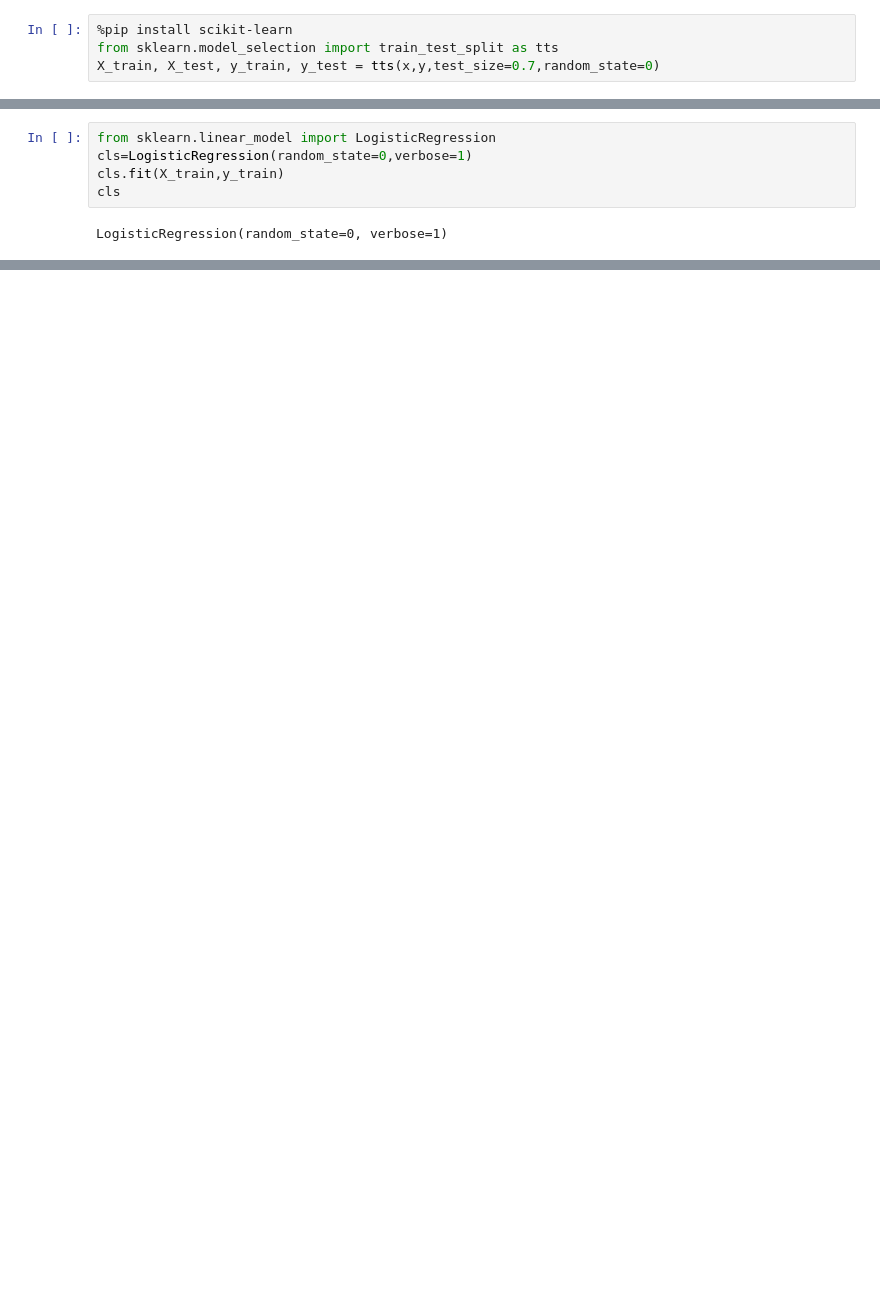
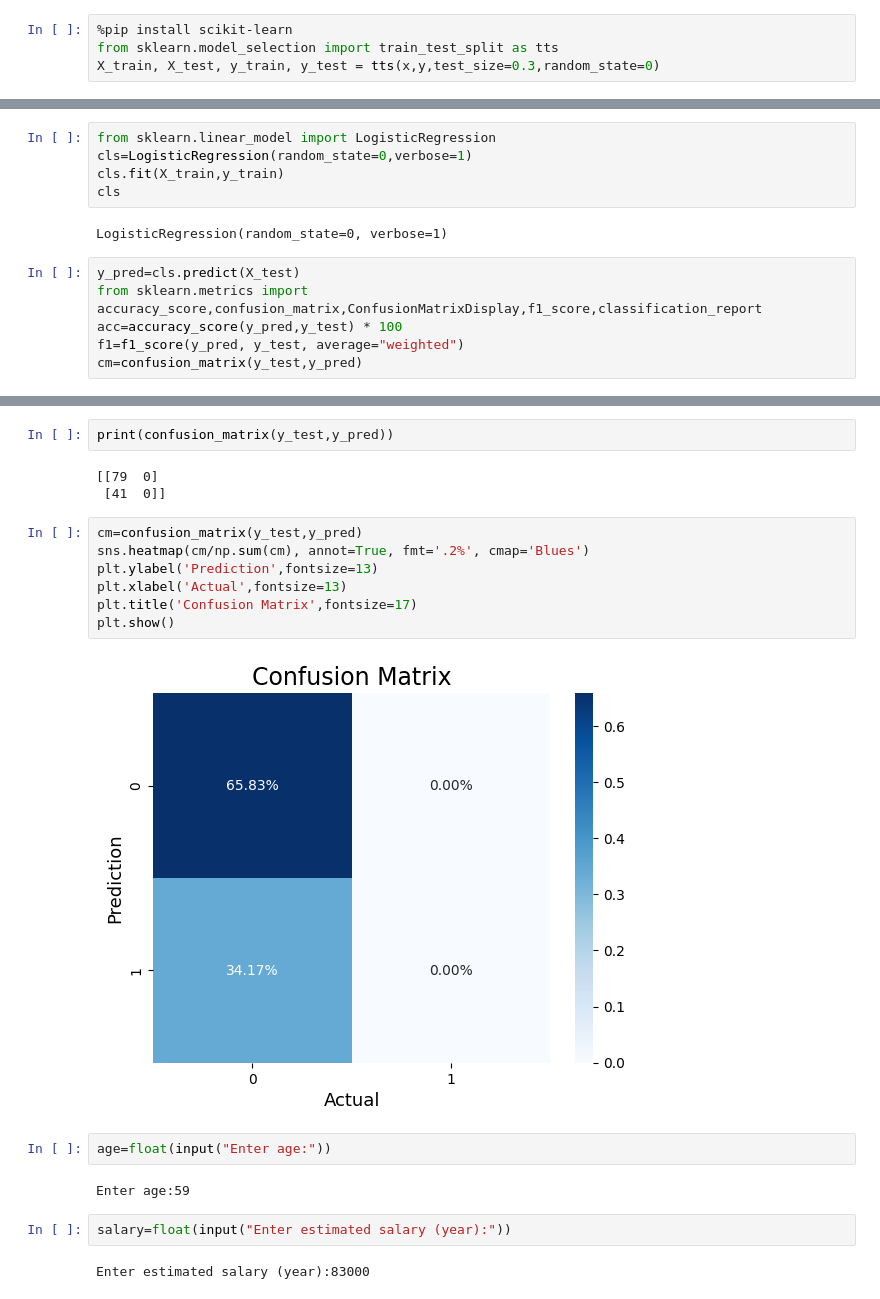
Before and after one commit to Shreethaar/data-analysis-logistic-regression, a Jupyter notebook: Self_Directed_Learning_02.ipynb, the cells around one changed output, grey strips where cells are left out. Saved outputs shown, nothing was run; the diff lists cells and outputs as text; blank space fills up the shorter version.

```diff
--- a/Self_Directed_Learning_02.ipynb
+++ b/Self_Directed_Learning_02.ipynb
@@ -104,7 +104,7 @@ sns.pairplot(data=df,hue="Purchased")
 # %%
 %pip install scikit-learn
 from sklearn.model_selection import train_test_split as tts
-X_train, X_test, y_train, y_test = tts(x,y,test_size=0.7,random_state=0)
+X_train, X_test, y_train, y_test = tts(x,y,test_size=0.3,random_state=0)
 # %% [output]
 Requirement already satisfied: scikit-learn in /usr/local/lib/python3.10/dist-packages (1.2.2)
 Requirement already satisfied: numpy>=1.17.3 in /usr/local/lib/python3.10/dist-packages (from scikit-learn) (1.25.2)
@@ -201,3 +203,9 @@ cls.fit(X_train,y_train)
 cls
 # %% [output]
 LogisticRegression(random_state=0, verbose=1)
+# %%
+y_pred=cls.predict(X_test)
+from sklearn.metrics import accuracy_score,confusion_matrix,ConfusionMatrixDisplay,f1_score,classification_report
+acc=accuracy_score(y_pred,y_test) * 100
+f1=f1_score(y_pred, y_test, average="weighted")
+cm=confusion_matrix(y_test,y_pred)
@@ -203,0 +231,22 @@ LogisticRegression(random_state=0, verbose=1)
+# %%
+print(confusion_matrix(y_test,y_pred))
+# %% [output]
+[[79  0]
+ [41  0]]
+# %%
+cm=confusion_matrix(y_test,y_pred)
+sns.heatmap(cm/np.sum(cm), annot=True, fmt='.2%', cmap='Blues')
+plt.ylabel('Prediction',fontsize=13)
+plt.xlabel('Actual',fontsize=13)
+plt.title('Confusion Matrix',fontsize=17)
+plt.show()
+# %% [output]
+[figure, added]
+# %%
+age=float(input("Enter age:"))
+# %% [output]
+Enter age:59
+# %%
+salary=float(input("Enter estimated salary (year):"))
+# %% [output]
+Enter estimated salary (year):83000
```
Also changed, not shown: parts of 11 cells of this notebook.
